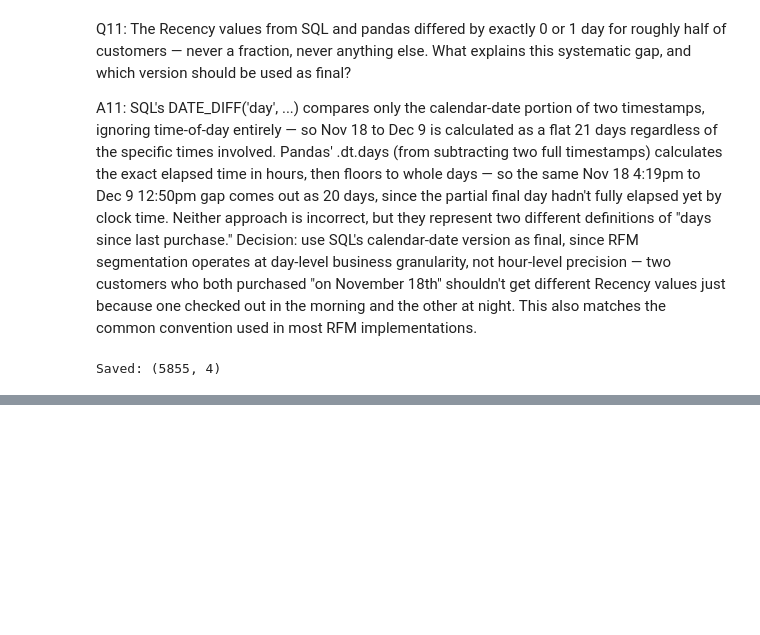
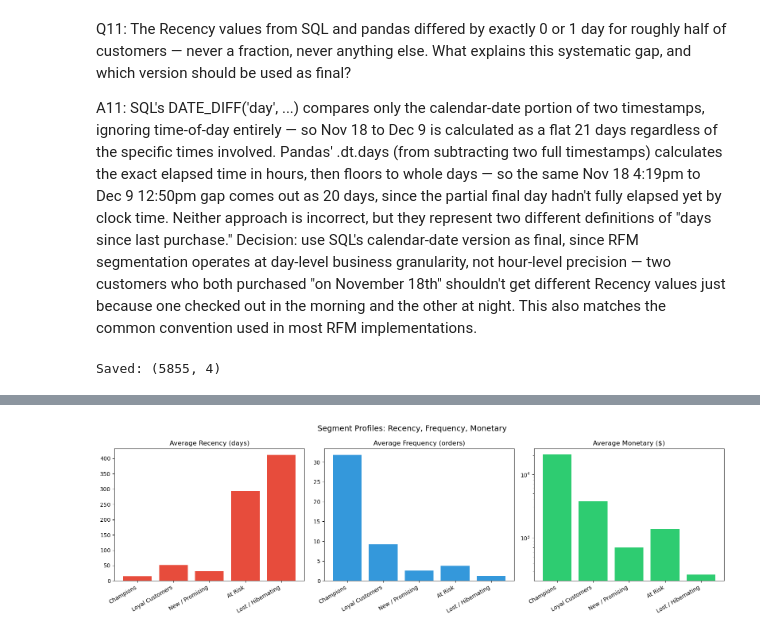
Before and after one commit to Rahulkulkarni2002/customer-segmentation-retention-analysis, a Jupyter notebook: notebook.ipynb, the cells around one changed output, grey strips where cells are left out. Drawn from its saved outputs; the diff is of its cells as text; code cells hidden in the pictures; blank space fills up the shorter version.

```diff
--- a/notebook.ipynb
+++ b/notebook.ipynb
@@ -658,0 +902,22 @@ Saved: (5855, 4)
+# %%
+segment_summary = (
+    rfm.groupby("Segment", observed=True)
+    .agg(
+        Num_Customers=("Customer ID", "count"),
+        Total_Revenue=("Monetary", "sum"),
+        Avg_Recency=("Recency", "mean"),
+        Avg_Frequency=("Frequency", "mean"),
+        Avg_Monetary=("Monetary", "mean"),
+    )
+    .reset_index()
+)
+
+segment_summary["Pct_of_Customers"] = (
+    segment_summary["Num_Customers"] / segment_summary["Num_Customers"].sum()
+) * 100
+segment_summary["Pct_of_Revenue"] = (
+    segment_summary["Total_Revenue"] / segment_summary["Total_Revenue"].sum()
+) * 100
+
+segment_summary.to_csv("segment_summary.csv", index=False)
+print(segment_summary)
@@ -658,0 +1029,24 @@ Saved: (5855, 4)
+# %%
+fig, axes = plt.subplots(1, 3, figsize=(16, 5))
+
+metrics = ["Avg_Recency", "Avg_Frequency", "Avg_Monetary"]
+titles = [
+    "Average Recency (days)",
+    "Average Frequency (orders)",
+    "Average Monetary ($)",
+]
+colors_list = ["#e74c3c", "#3498db", "#2ecc71"]
+
+for ax, metric, title, color in zip(axes, metrics, titles, colors_list):
+    ax.bar(plot_data.index, plot_data[metric], color=color)
+    ax.set_title(title)
+    ax.set_xticklabels(plot_data.index, rotation=30, ha="right")
+    if metric == "Avg_Monetary":
+        ax.set_yscale("log")
+
+plt.suptitle("Segment Profiles: Recency, Frequency, Monetary", fontsize=14)
+plt.tight_layout()
+plt.savefig("segment_profiles.png", dpi=150)
+plt.show()
+# %% [output]
+[figure, added]
```
Also changed, not shown: parts of 26 cells of this notebook, 7 other files.
